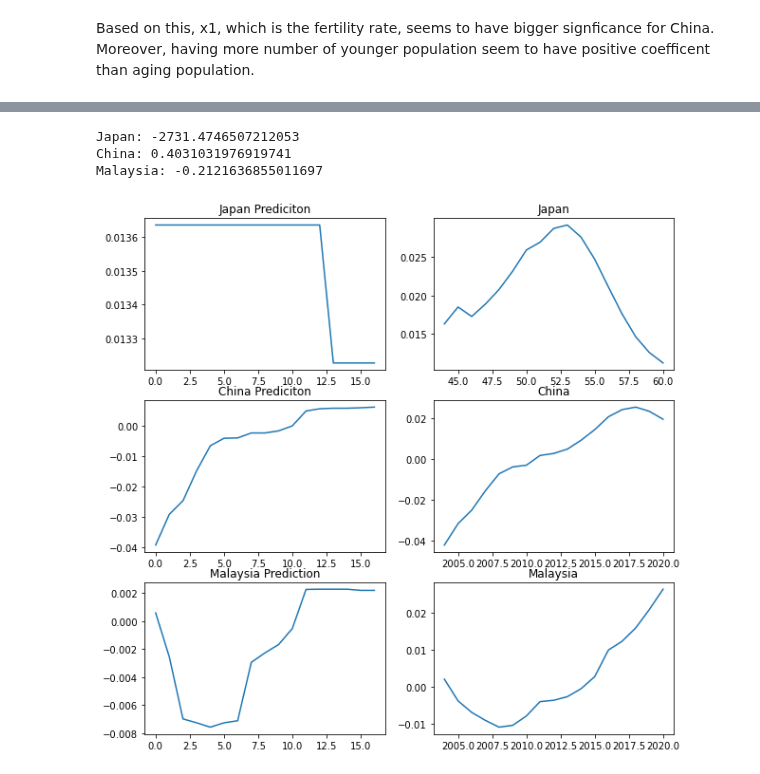
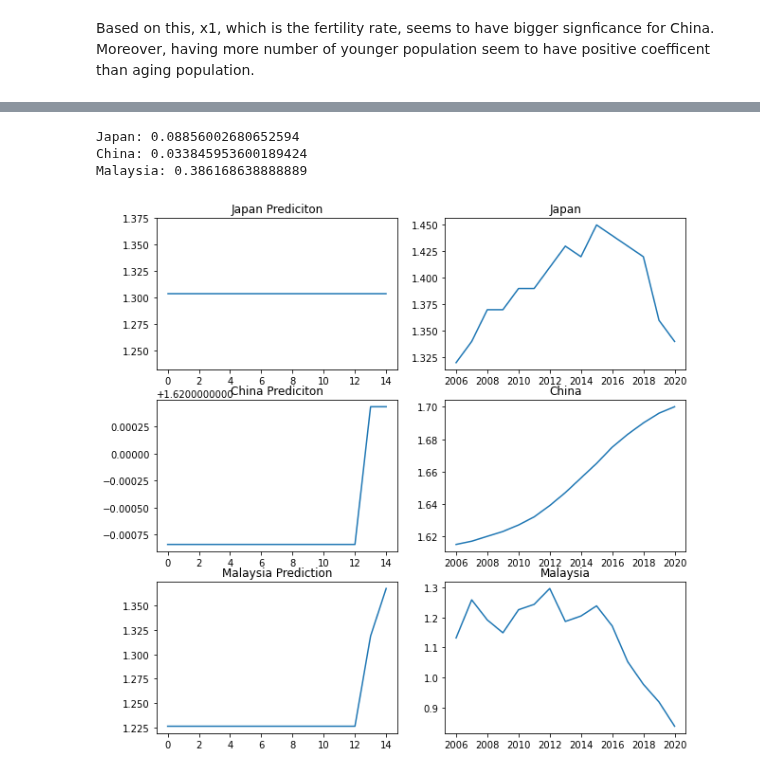
Before and after one commit to SangHyuNBack/2nd-Capstone-Project, a Jupyter notebook: Modeling.ipynb, the cells around one changed output, grey strips where cells are left out. Drawn from its saved outputs; the diff is of its cells as text; code cells hidden in the pictures.

```diff
--- a/Modeling.ipynb
+++ b/Modeling.ipynb
@@ -21,7 +19,7 @@ Singapore = pd.read_csv('Cleaned Data/Singapore.CSV')
 Malaysia = pd.read_csv('Cleaned Data/Malaysia.CSV')
 Highincome  = pd.read_csv('Cleaned Data/Highincome_DF.CSV')
 UpperMidincome = pd.read_csv('Cleaned Data/UpperMidincome_DF.CSV')
-#Japan.set_index('Year', inplace = True)
+Japan.set_index('Year', inplace = True)
 China.set_index('Year', inplace = True)
 Korea.set_index('Year', inplace = True)
 Singapore.set_index('Year', inplace = True)
@@ -172,16 +165,0 @@ Malaysia: 0.8739901458331694
-# %%
-from sklearn.ensemble import RandomForestRegressor
-empty = []
-def RandomForest(i,x):
-    (X_train, X_test, y_train, y_test) = Test_Train(x)
-    scaler = StandardScaler()
-    scaler.fit(X_train)
-    X_train_scale = scaler.transform(X_train)
-    X_test_scale = scaler.transform(X_test)
-    regr = RandomForestRegressor(max_depth =i, random_state =42)
-    regr.fit(X_train_scale, y_train)
-    prediction = regr.predict(X_test_scale)
-    return( r2_score(prediction, y_test))
-for i in range(1,20):
-    empty.append(RandomForest(i,China))
-empty
@@ -207,0 +166,16 @@ empty
+# %%
+from sklearn.ensemble import RandomForestRegressor
+empty = []
+def RandomForest(i,x):
+    (X_train, X_test, y_train, y_test) = Test_Train(x)
+    scaler = StandardScaler()
+    scaler.fit(X_train)
+    X_train_scale = scaler.transform(X_train)
+    X_test_scale = scaler.transform(X_test)
+    regr = RandomForestRegressor(max_depth =i, random_state =42)
+    regr.fit(X_train_scale, y_train)
+    prediction = regr.predict(X_test_scale)
+    return( mae(prediction, y_test))
+for i in range(1,20):
+    empty.append(RandomForest(i,China))
+empty
@@ -208,36 +202,36 @@ empty
 # %%
 from sklearn.ensemble import RandomForestRegressor
 def RandomForest(x):
     (X_train, X_test, y_train, y_test) = Test_Train(x)
     scaler = StandardScaler()
     scaler.fit(X_train)
     X_train_scale = scaler.transform(X_train)
     X_test_scale = scaler.transform(X_test)
     regr = RandomForestRegressor(max_depth = 3, random_state=42)
     regr.fit(X_train_scale, y_train)
     prediction = regr.predict(X_test_scale)
-    return(prediction, y_test, r2_score(prediction, y_test))
+    return(prediction, y_test, mae(prediction, y_test))
 fig, ax = plt.subplots(3,2, figsize=(10,10))
 ax[0,0].plot(RandomForest(Japan)[0])
 ax[0,0].set_title('Japan Prediciton')
 ax[0,1].plot(RandomForest(Japan)[1])
 ax[0,1].set_title('Japan')
 ax[1,0].plot(RandomForest(China)[0])
 ax[1,0].set_title('China Prediciton')
 ax[1,1].plot(RandomForest(China)[1])
 ax[1,1].set_title('China')
 ax[2,0].plot(RandomForest(Korea)[0])
 ax[2,0].set_title('Malaysia Prediction')
 ax[2,1].plot(RandomForest(Korea)[1])
 ax[2,1].set_title('Malaysia')
 print('Japan:',RandomForest(Japan)[2])
 print('China:',RandomForest(China)[2])
 print('Malaysia:',RandomForest(Malaysia)[2])
 # %% [output]
-Japan: -2731.4746507212053
-China: 0.4031031976919741
-Malaysia: -0.2121636855011697
+Japan: 0.08856002680652594
+China: 0.033845953600189424
+Malaysia: 0.386168638888889
-[figure, old version]
+[figure, new version]
 # %%
 X_train, X_test, y_train, y_test = Test_Train(China)
 from statsmodels.tsa.arima_model import ARMA
```
Also changed, not shown: parts of 14 cells of this notebook.
